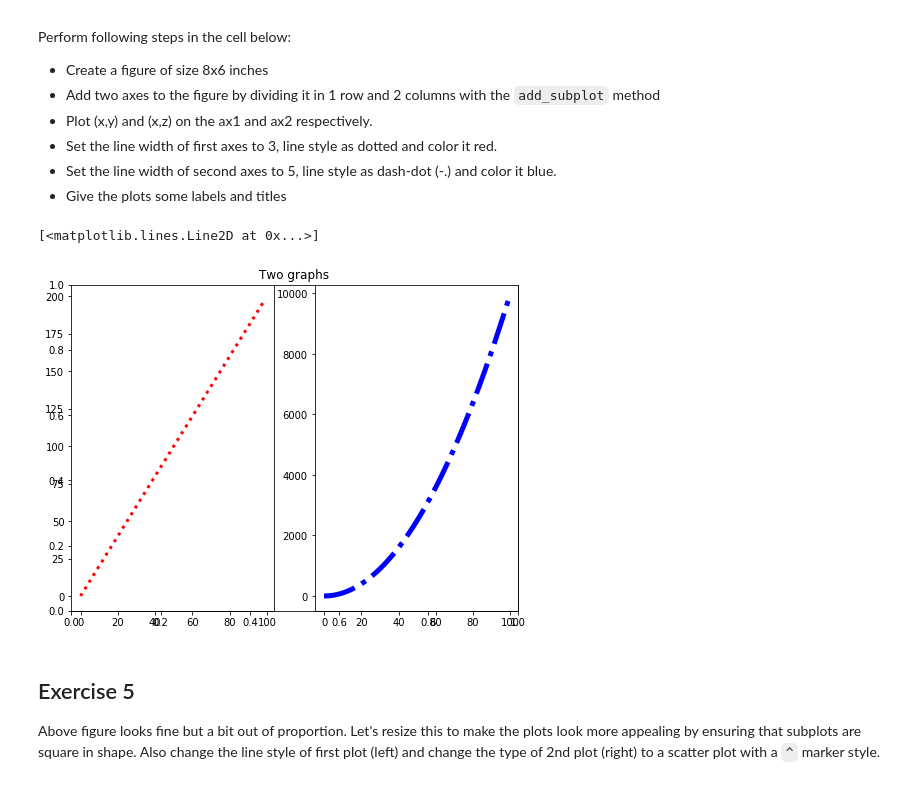
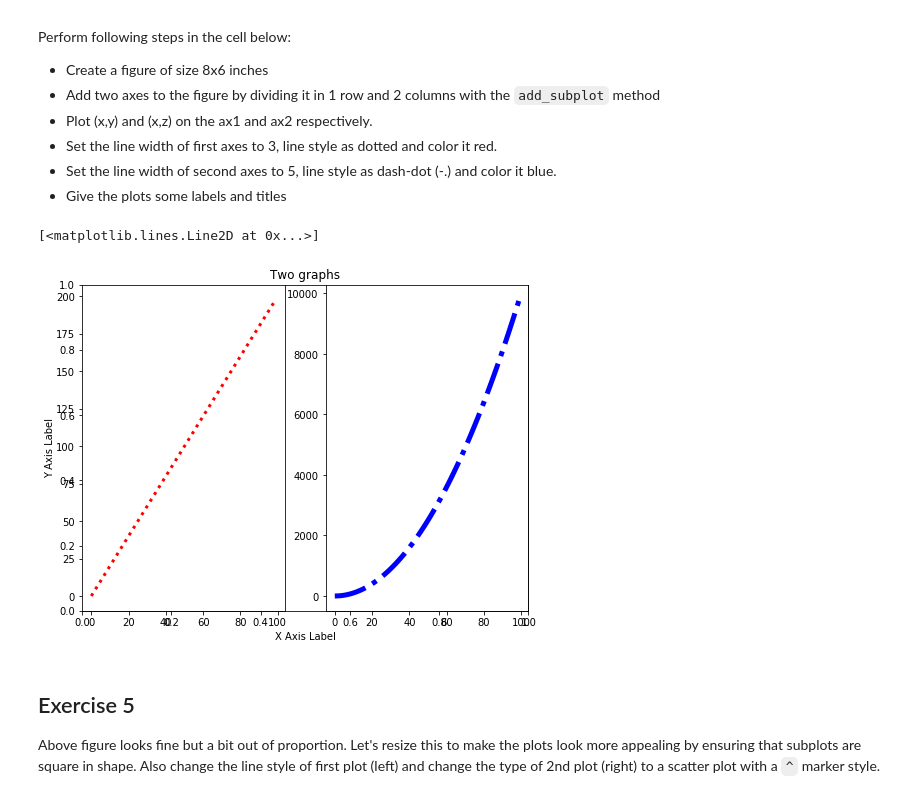
Before and after one commit to JohnTheTripper/dsc-more-practice-with-matplotlib-lab-nyc-ds-021720, a Jupyter notebook: index.ipynb, the cells around one changed output. Cells and saved outputs as stored; diff of their text form; code cells hidden in the pictures.

```diff
--- a/index.ipynb
+++ b/index.ipynb
@@ -137,19 +137,20 @@ Perform following steps in the cell below:
 # %%
 my_figure4 = plt.figure(figsize=(8,6))
 
 #fig, axes = plt.subplots(nrows=3, ncols=4, figsize=(8,6))
 
 plt.title('Two graphs')
-
+plt.xlabel('X Axis Label')
+plt.ylabel('Y Axis Label')
 
 ax1 = my_figure4.add_subplot(121)
 ax2 = my_figure4.add_subplot(122)
 
 ax1.plot(x, y, lw=3, ls=':', color='red')
 ax2.plot(x, z, lw=5, ls='-.', color='blue')
 # %% [output]
 [<matplotlib.lines.Line2D at 0x...>]
-[figure, old version]
+[figure, new version]
 # %% [markdown]
 ## Exercise 5
 
```
